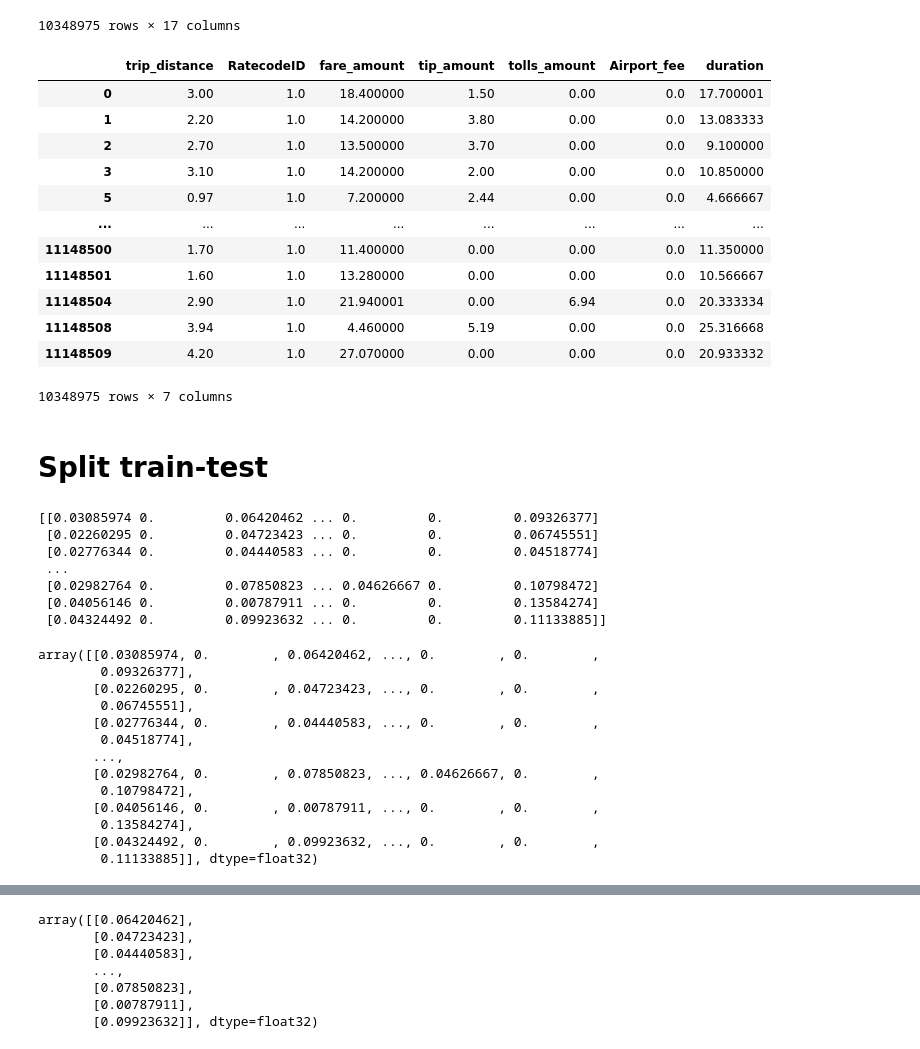
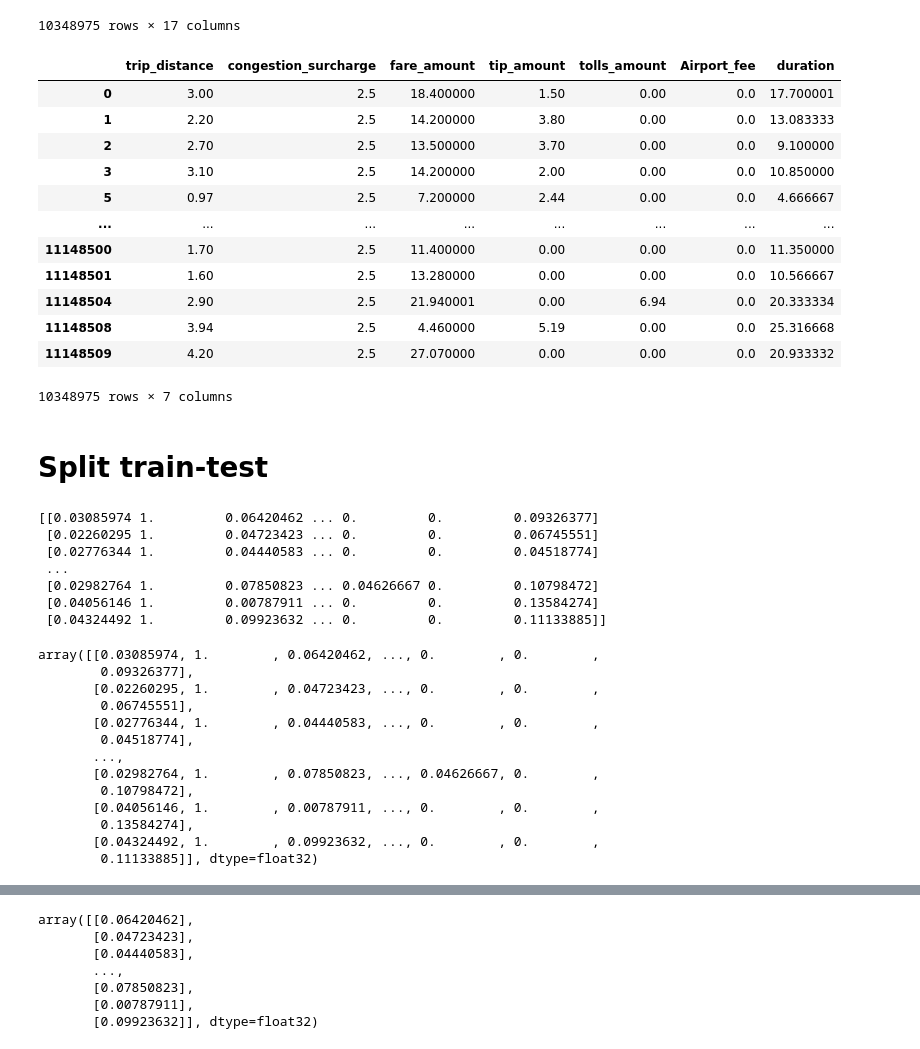
Before and after one commit to TKhahahah/Text_Analytics, a Jupyter notebook: Model.ipynb, the cells around one changed output, grey strips where cells are left out. Saved outputs shown, nothing was run; the diff lists cells and outputs as text; code cells hidden in the pictures.

```diff
--- a/Model.ipynb
+++ b/Model.ipynb
@@ -41,21 +41,21 @@ taxi
 | 11148509 | 1 | 2024-12-31 23:15:33 | 2024-12-31 23:36:29 | 1.0 | 4.20 | 1.0 | ... |
 10348975 rows × 17 columns
 # %%
-taxi2 = taxi[['trip_distance','RatecodeID','fare_amount','tip_amount','tolls_amount','Airport_fee','duration']]
+taxi2 = taxi[['trip_distance','congestion_surcharge','fare_amount','tip_amount','tolls_amount','Airport_fee','duration']]
 taxi2
 # %% [output]
-|  | trip_distance | RatecodeID | fare_amount | tip_amount | tolls_amount | Airport_fee | duration |
-| 0 | 3.00 | 1.0 | 18.400000 | 1.50 | 0.00 | 0.0 | 17.700001 |
-| 1 | 2.20 | 1.0 | 14.200000 | 3.80 | 0.00 | 0.0 | 13.083333 |
-| 2 | 2.70 | 1.0 | 13.500000 | 3.70 | 0.00 | 0.0 | 9.100000 |
-| 3 | 3.10 | 1.0 | 14.200000 | 2.00 | 0.00 | 0.0 | 10.850000 |
-| 5 | 0.97 | 1.0 | 7.200000 | 2.44 | 0.00 | 0.0 | 4.666667 |
+|  | trip_distance | congestion_surcharge | fare_amount | tip_amount | tolls_amount | Airport_fee | duration |
+| 0 | 3.00 | 2.5 | 18.400000 | 1.50 | 0.00 | 0.0 | 17.700001 |
+| 1 | 2.20 | 2.5 | 14.200000 | 3.80 | 0.00 | 0.0 | 13.083333 |
+| 2 | 2.70 | 2.5 | 13.500000 | 3.70 | 0.00 | 0.0 | 9.100000 |
+| 3 | 3.10 | 2.5 | 14.200000 | 2.00 | 0.00 | 0.0 | 10.850000 |
+| 5 | 0.97 | 2.5 | 7.200000 | 2.44 | 0.00 | 0.0 | 4.666667 |
 | ... | ... | ... | ... | ... | ... | ... | ... |
-| 11148500 | 1.70 | 1.0 | 11.400000 | 0.00 | 0.00 | 0.0 | 11.350000 |
-| 11148501 | 1.60 | 1.0 | 13.280000 | 0.00 | 0.00 | 0.0 | 10.566667 |
-| 11148504 | 2.90 | 1.0 | 21.940001 | 0.00 | 6.94 | 0.0 | 20.333334 |
-| 11148508 | 3.94 | 1.0 | 4.460000 | 5.19 | 0.00 | 0.0 | 25.316668 |
-| 11148509 | 4.20 | 1.0 | 27.070000 | 0.00 | 0.00 | 0.0 | 20.933332 |
+| 11148500 | 1.70 | 2.5 | 11.400000 | 0.00 | 0.00 | 0.0 | 11.350000 |
+| 11148501 | 1.60 | 2.5 | 13.280000 | 0.00 | 0.00 | 0.0 | 10.566667 |
+| 11148504 | 2.90 | 2.5 | 21.940001 | 0.00 | 6.94 | 0.0 | 20.333334 |
+| 11148508 | 3.94 | 2.5 | 4.460000 | 5.19 | 0.00 | 0.0 | 25.316668 |
+| 11148509 | 4.20 | 2.5 | 27.070000 | 0.00 | 0.00 | 0.0 | 20.933332 |
 10348975 rows × 7 columns
 # %% [markdown]
 # Split train-test
@@ -63,33 +63,33 @@ taxi2
 from sklearn.preprocessing import StandardScaler
 scaler = StandardScaler()
 # %%
-# Normalize data using MIN MAX
+# Standardize data using MIN MAX
 from sklearn.preprocessing import MinMaxScaler
 scaler = MinMaxScaler()
 scaler.fit(taxi2)
 taxi_normalized = scaler.transform(taxi2)
 print(taxi_normalized)
 # %% [output]
-[[0.03085974 0.         0.06420462 ... 0.         0.         0.09326377]
- [0.02260295 0.         0.04723423 ... 0.         0.         0.06745551]
- [0.02776344 0.         0.04440583 ... 0.         0.         0.04518774]
+[[0.03085974 1.         0.06420462 ... 0.         0.         0.09326377]
+ [0.02260295 1.         0.04723423 ... 0.         0.         0.06745551]
+ [0.02776344 1.         0.04440583 ... 0.         0.         0.04518774]
  ...
- [0.02982764 0.         0.07850823 ... 0.04626667 0.         0.10798472]
- [0.04056146 0.         0.00787911 ... 0.         0.         0.13584274]
- [0.04324492 0.         0.09923632 ... 0.         0.         0.11133885]]
+ [0.02982764 1.         0.07850823 ... 0.04626667 0.         0.10798472]
+ [0.04056146 1.         0.00787911 ... 0.         0.         0.13584274]
+ [0.04324492 1.         0.09923632 ... 0.         0.         0.11133885]]
 # %%
 taxi_normalized
 # %% [output]
-array([[0.03085974, 0.        , 0.06420462, ..., 0.        , 0.        ,
+array([[0.03085974, 1.        , 0.06420462, ..., 0.        , 0.        ,
         0.09326377],
-       [0.02260295, 0.        , 0.04723423, ..., 0.        , 0.        ,
+       [0.02260295, 1.        , 0.04723423, ..., 0.        , 0.        ,
         0.06745551],
-       [0.02776344, 0.        , 0.04440583, ..., 0.        , 0.        ,
+       [0.02776344, 1.        , 0.04440583, ..., 0.        , 0.        ,
         0.04518774],
        ...,
-       [0.02982764, 0.        , 0.07850823, ..., 0.04626667, 0.        ,
+       [0.02982764, 1.        , 0.07850823, ..., 0.04626667, 0.        ,
         0.10798472],
-       [0.04056146, 0.        , 0.00787911, ..., 0.        , 0.        ,
+       [0.04056146, 1.        , 0.00787911, ..., 0.        , 0.        ,
         0.13584274],
-       [0.04324492, 0.        , 0.09923632, ..., 0.        , 0.        ,
+       [0.04324492, 1.        , 0.09923632, ..., 0.        , 0.        ,
         0.11133885]], dtype=float32)
```
Also changed, not shown: parts of 35 cells of this notebook.
